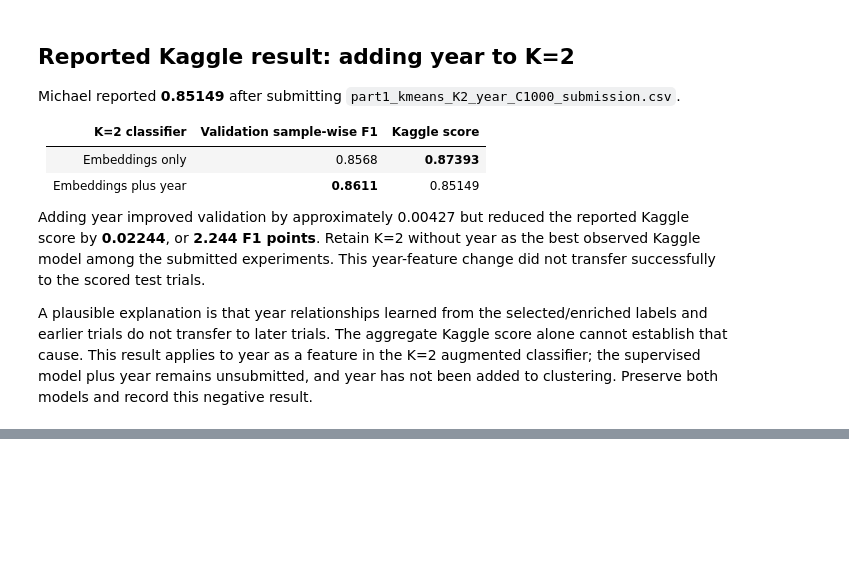
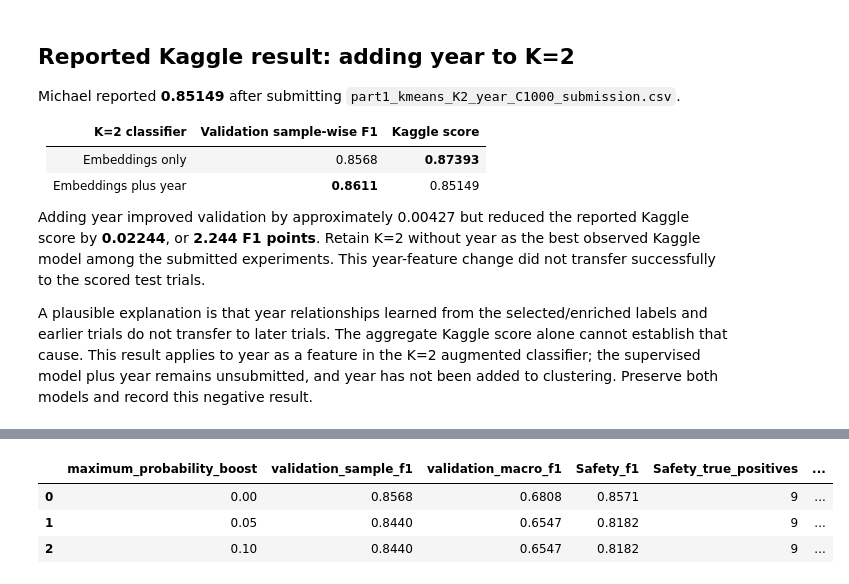
Before and after one commit to anihadagali7/AML-Midterm, a Jupyter notebook: part1/part1.ipynb, the cells around one changed output, grey strips where cells are left out. Saved outputs shown, nothing was run; the diff lists cells and outputs as text; code cells hidden in the pictures; blank space fills up the shorter version.

```diff
--- a/part1/part1.ipynb
+++ b/part1/part1.ipynb
@@ -1525,0 +1608,89 @@ A plausible explanation is that year relationships learned from the selected/enr
+# %%
+safety_rows = []
+safety_evaluations = {}
+safety_changed_rows = []
+safety_control_trial_f1 = trial_reason_f1(safety_actual, safety_control["predictions"])
+
+for max_boost in SAFETY_MAX_BOOSTS:
+    name = f"boost_{round(max_boost * 100):03d}"
+    adjusted = safety_late_year_adjustment(safety_base_probabilities, safety_val_df.start_year.to_numpy(), max_boost)
+    np.testing.assert_array_equal(adjusted[:, safety_other_indices], safety_base_probabilities[:, safety_other_indices])
+    np.testing.assert_array_equal(adjusted[safety_late_factor == 0], safety_base_probabilities[safety_late_factor == 0])
+    difference = adjusted[:, safety_index] - safety_base_probabilities[:, safety_index]
+    assert (difference >= 0).all() and (difference <= max_boost + 1e-12).all()
+    evaluation = evaluate_reason_probabilities(adjusted, safety_actual)
+    if max_boost == 0:
+        np.testing.assert_array_equal(evaluation["predictions"], safety_control["predictions"])
+    predicted = evaluation["predictions"]
+    actual_safety = safety_actual[:, safety_index]
+    predicted_safety = predicted[:, safety_index]
+    tp = int(((actual_safety == 1) & (predicted_safety == 1)).sum())
+    fp = int(((actual_safety == 0) & (predicted_safety == 1)).sum())
+    fn = int(((actual_safety == 1) & (predicted_safety == 0)).sum())
+    changed = (predicted != safety_control["predictions"]).any(axis=1)
+    safety_rows.append({
+        "experiment": name, "maximum_probability_boost": max_boost,
+        "validation_sample_f1": evaluation["metrics"]["sample_f1"],
+        "validation_macro_f1": evaluation["metrics"]["macro_f1"],
+        "delta_vs_unadjusted_k02": evaluation["metrics"]["sample_f1"] - safety_control["metrics"]["sample_f1"],
+        "Safety_f1": evaluation["metrics"]["f1_Safety"],
+        "Safety_precision": tp / (tp + fp) if tp + fp else 0.0,
+        "Safety_recall": tp / (tp + fn) if tp + fn else 0.0,
+        "Safety_true_positives": tp, "Safety_false_positives": fp, "Safety_false_negatives": fn,
+        "changed_trials": int(changed.sum()),
+        "Safety_prediction_changes": int((predicted_safety != safety_control["predictions"][:, safety_index]).sum()),
+        "other_reason_prediction_changes_from_fallback": int((predicted[:, safety_other_indices] != safety_control["predictions"][:, safety_other_indices]).sum()),
+        "validation_fallback_trials": evaluation["metrics"]["fallback_trials"],
+        **{f"validation_f1_{r}": evaluation["metrics"][f"f1_{r}"] for r in REASONS},
+        "kaggle_score": SAFETY_REPORTED_KAGGLE_SCORES.get(name, np.nan),
+    })
+    output = safety_val_df[["ID", "start_year"] + REASONS].rename(columns={r: f"actual_{r}" for r in REASONS}).copy()
+    output["late_year_factor"] = safety_late_factor
+    output["Safety_probability_increase"] = difference
+    for i, reason in enumerate(REASONS):
+        output[f"original_probability_{reason}"] = safety_base_probabilities[:, i]
+        output[f"adjusted_probability_{reason}"] = adjusted[:, i]
+        output[f"predicted_{reason}"] = predicted[:, i]
+    output["used_fallback"] = evaluation["fallback"]
+    output["changed_from_unadjusted"] = changed
+    output.to_csv(SAFETY_EXPERIMENT_DIR / "validation_predictions" / f"{name}.csv", index=False)
+    trial_f1 = trial_reason_f1(safety_actual, predicted)
+    for i in np.flatnonzero(changed):
+        safety_changed_rows.append({
+            "experiment": name, "ID": safety_val_df.iloc[i]["ID"],
+            "start_year": int(safety_val_df.iloc[i]["start_year"]),
+            "actual_reasons": " ".join(r for r, yes in zip(REASONS, safety_actual[i]) if yes),
+            "original_prediction": " ".join(r for r, yes in zip(REASONS, safety_control["predictions"][i]) if yes),
+            "adjusted_prediction": " ".join(r for r, yes in zip(REASONS, predicted[i]) if yes),
+            "original_Safety_probability": float(safety_base_probabilities[i, safety_index]),
+            "adjusted_Safety_probability": float(adjusted[i, safety_index]),
+            "original_trial_f1": float(safety_control_trial_f1[i]),
+            "adjusted_trial_f1": float(trial_f1[i]),
+            "trial_f1_change": float(trial_f1[i] - safety_control_trial_f1[i]),
+        })
+    safety_evaluations[max_boost] = evaluation
+
+safety_comparison = pd.DataFrame(safety_rows)
+safety_comparison.to_csv(SAFETY_EXPERIMENT_DIR / "comparison.csv", index=False)
+safety_changed = pd.DataFrame(safety_changed_rows, columns=[
+    "experiment", "ID", "start_year", "actual_reasons", "original_prediction", "adjusted_prediction",
+    "original_Safety_probability", "adjusted_Safety_probability", "original_trial_f1", "adjusted_trial_f1", "trial_f1_change",
+])
+safety_changed.to_csv(SAFETY_EXPERIMENT_DIR / "changed_trials.csv", index=False)
+safety_selected = safety_comparison.sort_values(
+    ["validation_sample_f1", "maximum_probability_boost"], ascending=[False, True], kind="stable"
+).iloc[0]
+display(safety_comparison[[
+    "maximum_probability_boost", "validation_sample_f1", "validation_macro_f1", "Safety_f1",
+    "Safety_true_positives", "Safety_false_positives", "Safety_false_negatives", "changed_trials",
+]].round(4))
+print(f"Selected maximum boost by validation sample-wise F1: {safety_selected.maximum_probability_boost:.2f}")
+if len(safety_changed):
+    display(safety_changed)
+else:
+    print("No validation label predictions changed at either nonzero boost.")
+# %% [output]
+|  | maximum_probability_boost | validation_sample_f1 | validation_macro_f1 | Safety_f1 | Safety_true_positives | ... |
+| 0 | 0.00 | 0.8568 | 0.6808 | 0.8571 | 9 | ... |
+| 1 | 0.05 | 0.8440 | 0.6547 | 0.8182 | 9 | ... |
+| 2 | 0.10 | 0.8440 | 0.6547 | 0.8182 | 9 | ... |
```
Also changed, not shown: parts of 7 cells of this notebook, 11 other files.
